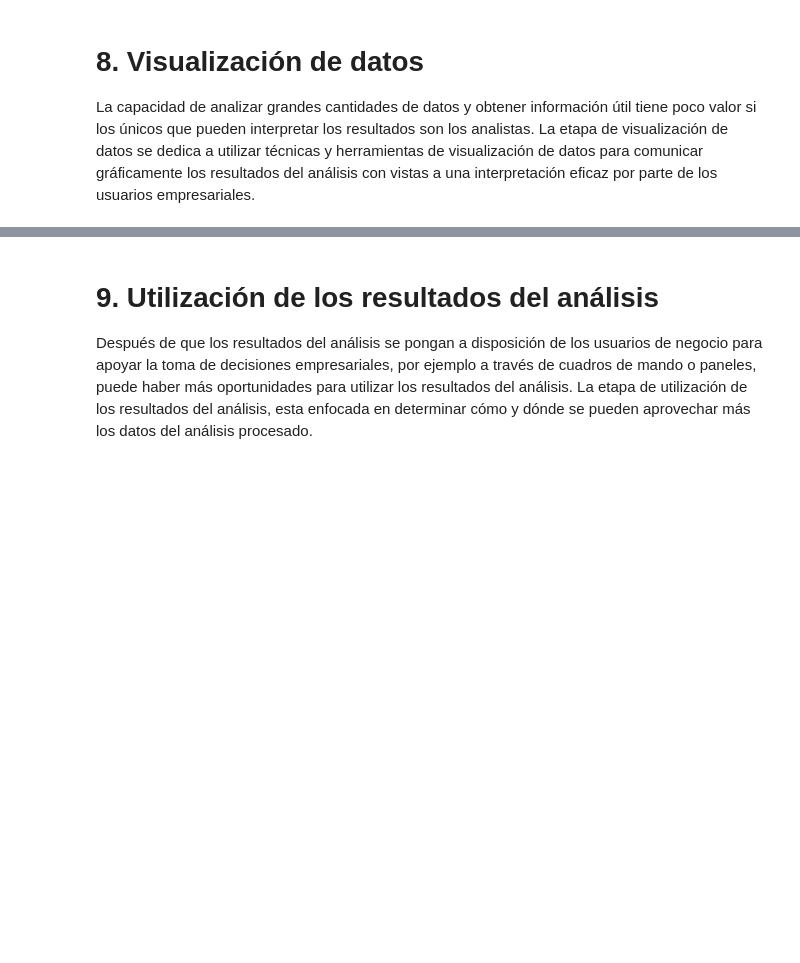
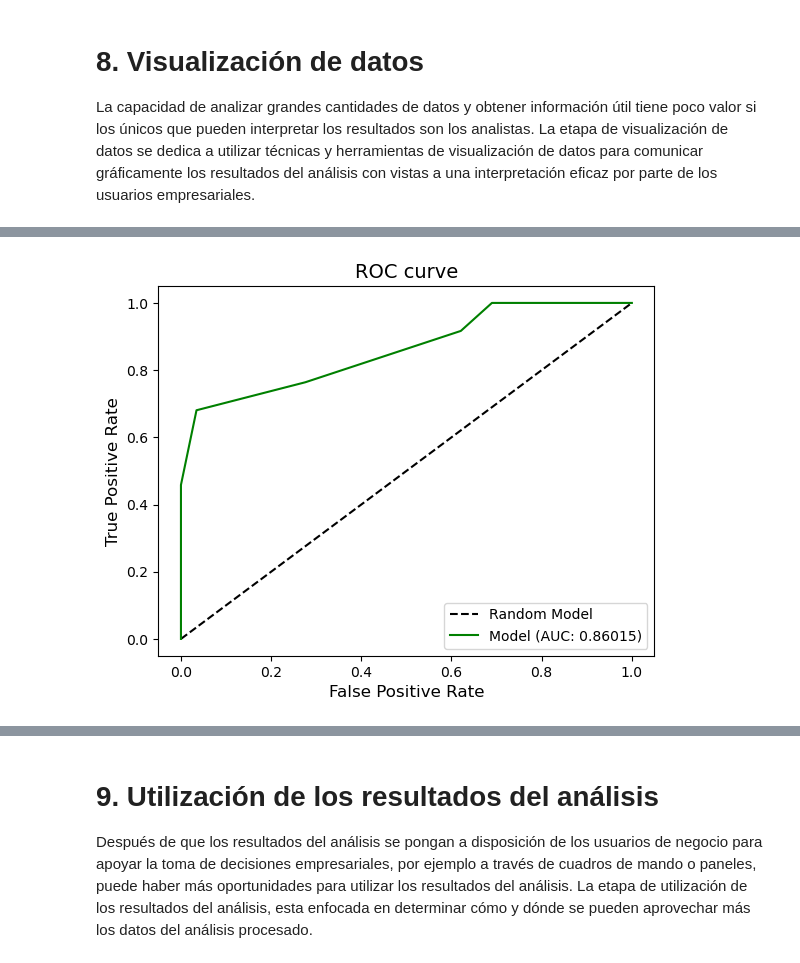
Before and after one commit to Henryxg/maestria2, a Jupyter notebook: TareaCS.ipynb, the cells around one changed output, grey strips where cells are left out. Cells and saved outputs as stored; diff of their text form; code cells hidden in the pictures; blank space fills up the shorter version.

```diff
--- a/TareaCS.ipynb
+++ b/TareaCS.ipynb
@@ -222,0 +308,4 @@ La etapa de visualización de datos se dedica a utilizar técnicas y herramienta
+# %%
+optbin.scorecard.plot_auc_roc(y_test, y_prob_test)
+# %% [output]
+[figure, added]
```
Also changed, not shown: parts of 42 cells of this notebook, 4 other files.
